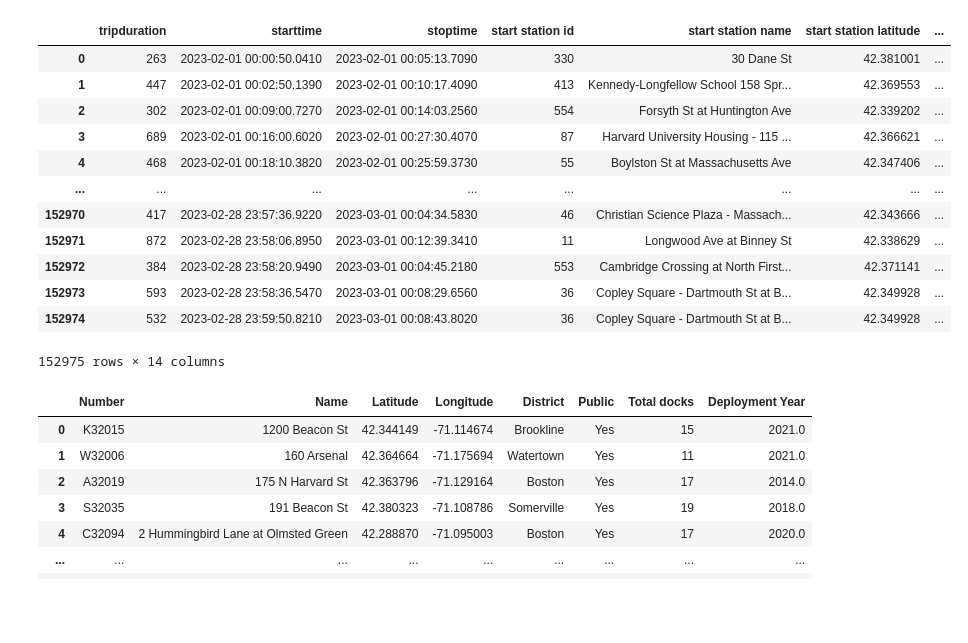
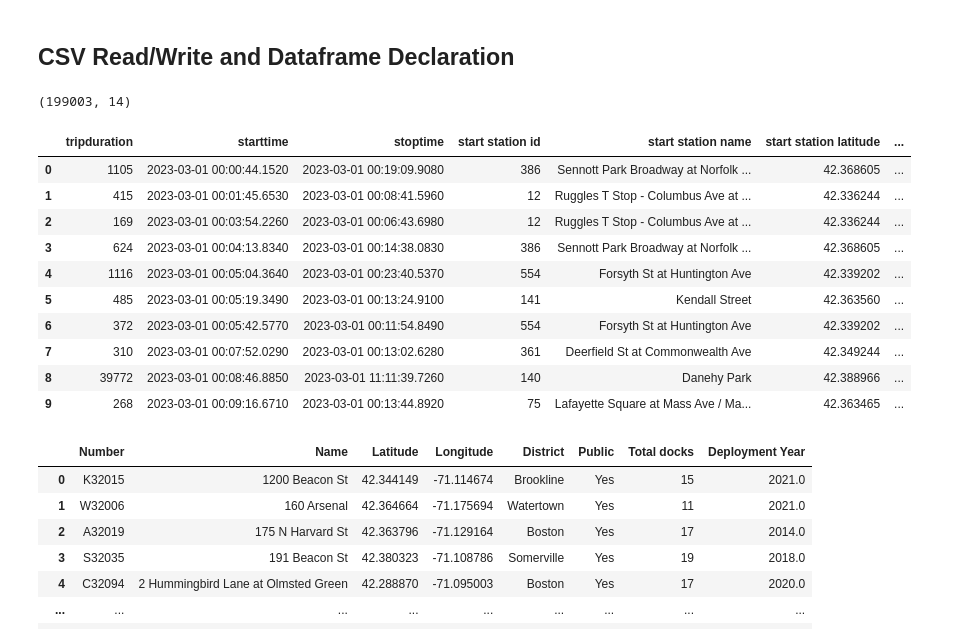
Before and after one commit to fzyang1227/bluebikes, a Jupyter notebook: DS4300_Project_Updated.ipynb, the cells around one changed output. Drawn from its saved outputs; the diff is of its cells as text; code cells hidden in the pictures; blank space fills up the shorter version.

Commit message:
updated CSVs for March data, added markdown and documented some potential fixes for dock accuracy issues

```diff
--- a/DS4300_Project_Updated.ipynb
+++ b/DS4300_Project_Updated.ipynb
@@ -3,27 +4,29 @@ import pandas as pd
 import zipcodes
 import requests
 import datetime as dt
+# %% [markdown]
+## CSV Read/Write and Dataframe Declaration
 # %%
-df_bluebikes = pd.read_csv('202302-bluebikes-tripdata.csv')
+df_bluebikes = pd.read_csv('data/202303-bluebikes-tripdata.csv')
 df_bluebikes
 
 # filter out stations by postal code
 # 30 minute intervals
-df_bluebikes
+print(df_bluebikes.shape)
+df_bluebikes.head(10)
 # %% [output]
+(199003, 14)
 |  | tripduration | starttime | stoptime | start station id | start station name | start station latitude | ... |
-| 0 | 263 | 2023-02-01 00:00:50.0410 | 2023-02-01 00:05:13.7090 | 330 | 30 Dane St | 42.381001 | ... |
-| 1 | 447 | 2023-02-01 00:02:50.1390 | 2023-02-01 00:10:17.4090 | 413 | Kennedy-Longfellow School 158 Spr... | 42.369553 | ... |
-| 2 | 302 | 2023-02-01 00:09:00.7270 | 2023-02-01 00:14:03.2560 | 554 | Forsyth St at Huntington Ave | 42.339202 | ... |
-| 3 | 689 | 2023-02-01 00:16:00.6020 | 2023-02-01 00:27:30.4070 | 87 | Harvard University Housing - 115 ... | 42.366621 | ... |
-| 4 | 468 | 2023-02-01 00:18:10.3820 | 2023-02-01 00:25:59.3730 | 55 | Boylston St at Massachusetts Ave | 42.347406 | ... |
-| ... | ... | ... | ... | ... | ... | ... | ... |
-| 152970 | 417 | 2023-02-28 23:57:36.9220 | 2023-03-01 00:04:34.5830 | 46 | Christian Science Plaza - Massach... | 42.343666 | ... |
-| 152971 | 872 | 2023-02-28 23:58:06.8950 | 2023-03-01 00:12:39.3410 | 11 | Longwood Ave at Binney St | 42.338629 | ... |
-| 152972 | 384 | 2023-02-28 23:58:20.9490 | 2023-03-01 00:04:45.2180 | 553 | Cambridge Crossing at North First... | 42.371141 | ... |
-| 152973 | 593 | 2023-02-28 23:58:36.5470 | 2023-03-01 00:08:29.6560 | 36 | Copley Square - Dartmouth St at B... | 42.349928 | ... |
-| 152974 | 532 | 2023-02-28 23:59:50.8210 | 2023-03-01 00:08:43.8020 | 36 | Copley Square - Dartmouth St at B... | 42.349928 | ... |
+| 0 | 1105 | 2023-03-01 00:00:44.1520 | 2023-03-01 00:19:09.9080 | 386 | Sennott Park Broadway at Norfolk ... | 42.368605 | ... |
+| 1 | 415 | 2023-03-01 00:01:45.6530 | 2023-03-01 00:08:41.5960 | 12 | Ruggles T Stop - Columbus Ave at ... | 42.336244 | ... |
+| 2 | 169 | 2023-03-01 00:03:54.2260 | 2023-03-01 00:06:43.6980 | 12 | Ruggles T Stop - Columbus Ave at ... | 42.336244 | ... |
+| 3 | 624 | 2023-03-01 00:04:13.8340 | 2023-03-01 00:14:38.0830 | 386 | Sennott Park Broadway at Norfolk ... | 42.368605 | ... |
+| 4 | 1116 | 2023-03-01 00:05:04.3640 | 2023-03-01 00:23:40.5370 | 554 | Forsyth St at Huntington Ave | 42.339202 | ... |
+| 5 | 485 | 2023-03-01 00:05:19.3490 | 2023-03-01 00:13:24.9100 | 141 | Kendall Street | 42.363560 | ... |
+| 6 | 372 | 2023-03-01 00:05:42.5770 | 2023-03-01 00:11:54.8490 | 554 | Forsyth St at Huntington Ave | 42.339202 | ... |
+| 7 | 310 | 2023-03-01 00:07:52.0290 | 2023-03-01 00:13:02.6280 | 361 | Deerfield St at Commonwealth Ave | 42.349244 | ... |
+| 8 | 39772 | 2023-03-01 00:08:46.8850 | 2023-03-01 11:11:39.7260 | 140 | Danehy Park | 42.388966 | ... |
+| 9 | 268 | 2023-03-01 00:09:16.6710 | 2023-03-01 00:13:44.8920 | 75 | Lafayette Square at Mass Ave / Ma... | 42.363465 | ... |
-152975 rows × 14 columns
 # %%
 df_cur_stations = pd.read_csv('data/current_bluebikes_stations.csv', header=1)
 df_cur_stations
```
Also changed, not shown: parts of 35 cells of this notebook, 4 other files.
